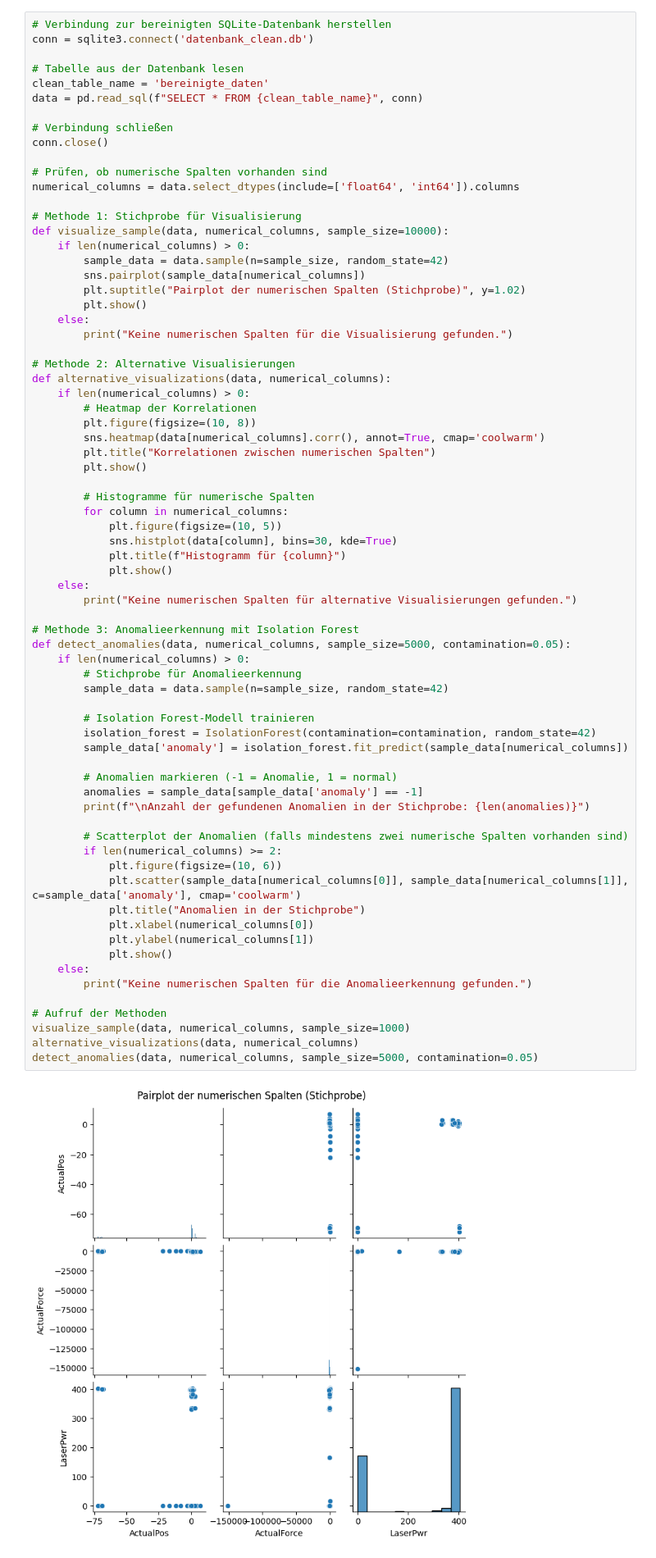
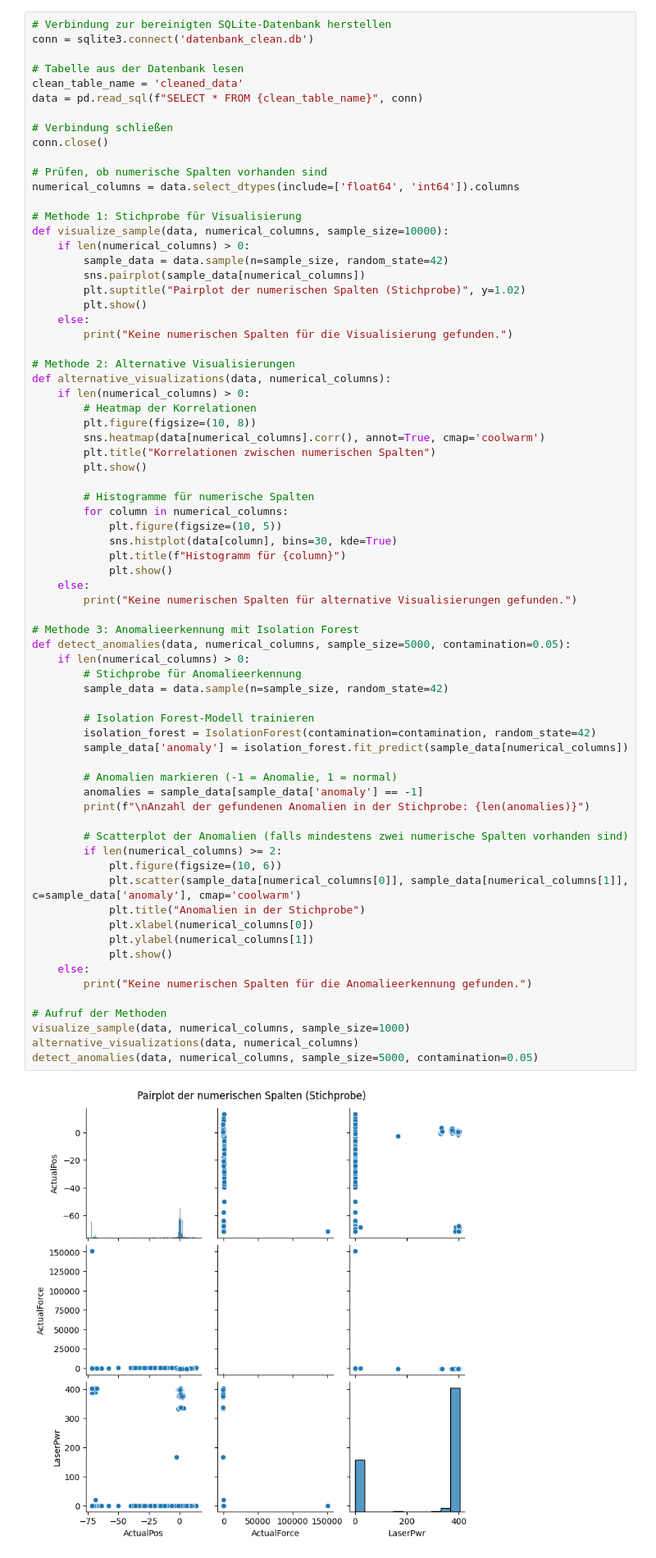
Before and after one commit to jfawer/Data_Mining, a Jupyter notebook: analyse.ipynb, the cells around one changed output. Shown at 82% size. Saved outputs shown, nothing was run; the diff lists cells and outputs as text.

```diff
--- a/analyse.ipynb
+++ b/analyse.ipynb
@@ -141,7 +117,7 @@ Spalte: Befehl, Datentyp: TEXT
 conn = sqlite3.connect('datenbank_clean.db')
 
 # Tabelle aus der Datenbank lesen
-clean_table_name = 'bereinigte_daten'
+clean_table_name = 'cleaned_data'
 data = pd.read_sql(f"SELECT * FROM {clean_table_name}", conn)
 
 # Verbindung schließen
@@ -181,31 +157,31 @@ def alternative_visualizations(data, numerical_columns):
 # Methode 3: Anomalieerkennung mit Isolation Forest
 def detect_anomalies(data, numerical_columns, sample_size=5000, contamination=0.05):
     if len(numerical_columns) > 0:
         # Stichprobe für Anomalieerkennung
         sample_data = data.sample(n=sample_size, random_state=42)
 
         # Isolation Forest-Modell trainieren
         isolation_forest = IsolationForest(contamination=contamination, random_state=42)
         sample_data['anomaly'] = isolation_forest.fit_predict(sample_data[numerical_columns])
 
         # Anomalien markieren (-1 = Anomalie, 1 = normal)
         anomalies = sample_data[sample_data['anomaly'] == -1]
         print(f"\nAnzahl der gefundenen Anomalien in der Stichprobe: {len(anomalies)}")
 
         # Scatterplot der Anomalien (falls mindestens zwei numerische Spalten vorhanden sind)
         if len(numerical_columns) >= 2:
             plt.figure(figsize=(10, 6))
             plt.scatter(sample_data[numerical_columns[0]], sample_data[numerical_columns[1]], c=sample_data['anomaly'], cmap='coolwarm')
             plt.title("Anomalien in der Stichprobe")
             plt.xlabel(numerical_columns[0])
             plt.ylabel(numerical_columns[1])
             plt.show()
     else:
         print("Keine numerischen Spalten für die Anomalieerkennung gefunden.")
 
 # Aufruf der Methoden
 visualize_sample(data, numerical_columns, sample_size=1000)
 alternative_visualizations(data, numerical_columns)
 detect_anomalies(data, numerical_columns, sample_size=5000, contamination=0.05)
 # %% [output]
-[figure, old version]
+[figure, new version]
```
Also changed, not shown: parts of 7 cells of this notebook.
